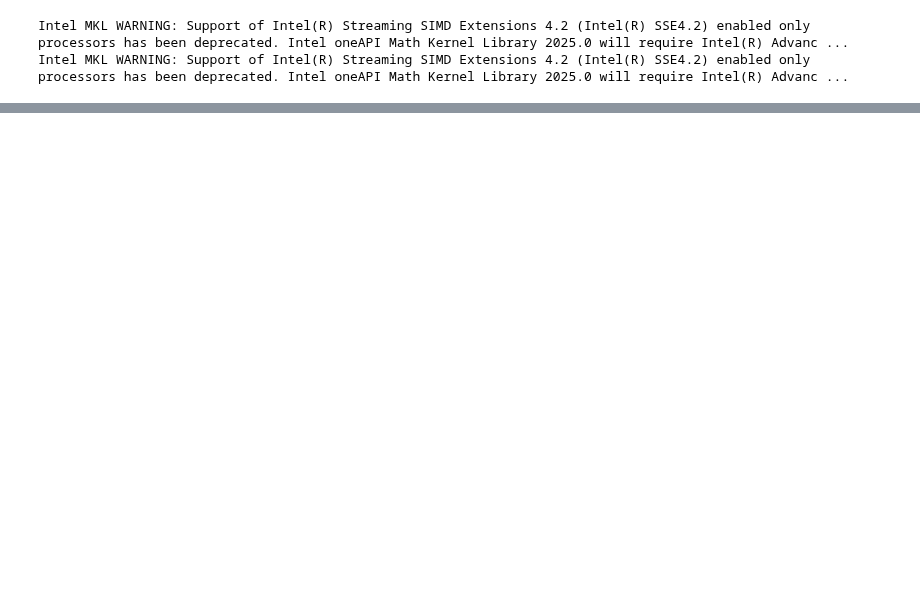
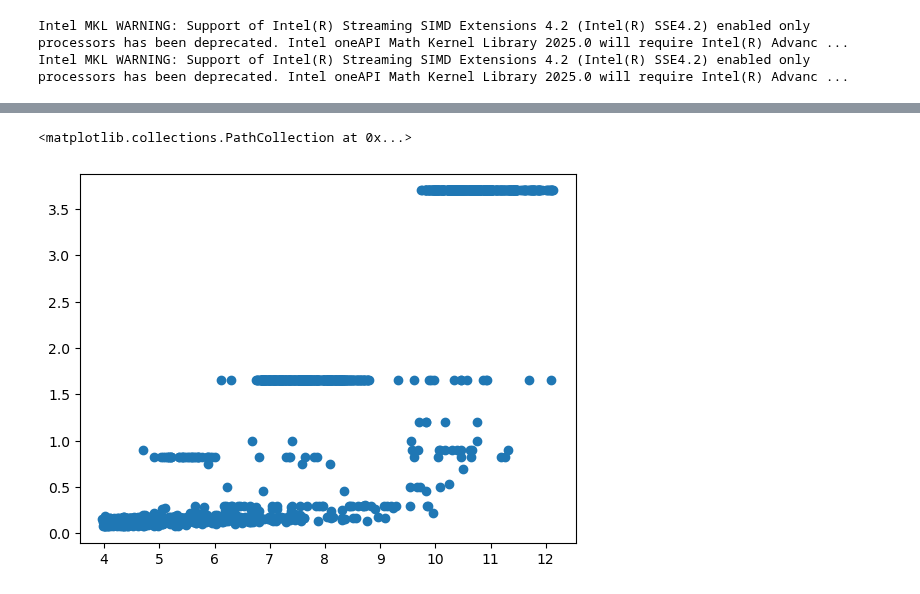
Before and after one commit to Armand-Morin/afp-berkeley-dynamic-fee-defi-amm, a Jupyter notebook: block_analysis.ipynb, the cells around one changed output, grey strips where cells are left out. Saved outputs shown, nothing was run; the diff lists cells and outputs as text; code cells hidden in the pictures; blank space fills up the shorter version.

```diff
--- a/block_analysis.ipynb
+++ b/block_analysis.ipynb
@@ -27,0 +39,7 @@ df.groupby('block_number').sum()
+# %%
+df = pd.read_csv('block_data/2024-01-01.csv')
+df = df.set_index('timestamp_ms').sort_index()
+# timestamp_ms = included_block_timestamp_ms - df.inclusion_delay_ms
+df = df.rename(columns={'included_at_block_height':'block_number'})
+df = df[df['block_number']!=0]
+df
@@ -27,0 +67,3 @@ df.groupby('block_number').sum()
+# %%
+sub = df[['gas', 'gas_price', 'gas_tip_cap', 'block_number']] #, 'included_block_timestamp_ms', 'inclusion_delay_ms']]
+sub.reset_index()
@@ -27,0 +84,15 @@ df.groupby('block_number').sum()
+# %%
+sub.loc[:, 'gasPrice_eth'] = sub['gas_price'] * 10**-18
+sub.loc[:, 'tcost_eth'] = sub['gasPrice_eth'] * sub['gas']
+
+numeric_cols = ['gas_price', 'gas', 'gasPrice_eth', 'tcost_eth']
+grouped = sub.groupby(['block_number'], as_index=True)[numeric_cols]
+
+aggregations = {
+    'tcost_eth': ['count', 'max', 'std', 'skew', 'mean', 'min'],
+    'gas': ['count', 'max', 'std', 'skew', 'mean', 'min', pd.Series.kurt],
+    'gasPrice_eth': ['count', 'max', 'std', 'skew', 'mean', 'min', pd.Series.kurt],
+}
+
+result = grouped.agg(aggregations)
+result.dropna()
@@ -27,0 +125,7 @@ df.groupby('block_number').sum()
+# %%
+res = remove_outliers(result)
+# %%
+plt.scatter(res['tcost_eth']['skew'], res['tcost_eth']['max'])
+# %% [output]
+<matplotlib.collections.PathCollection at 0x...>
+[figure, added]
```
Also changed, not shown: parts of 23 cells of this notebook, 33 other files.
